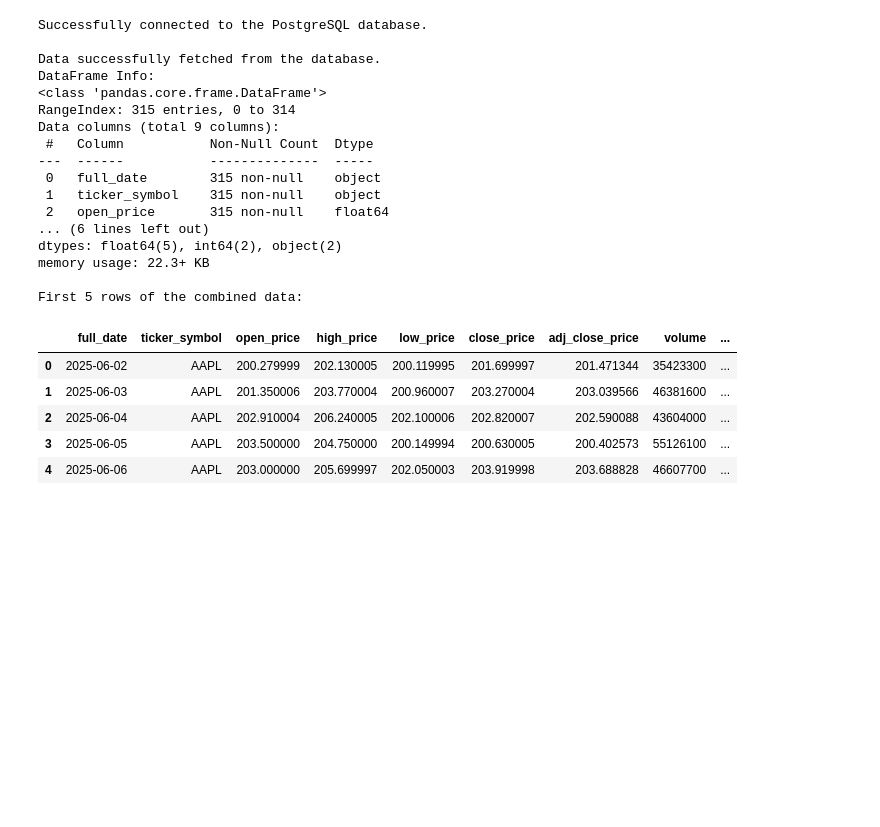
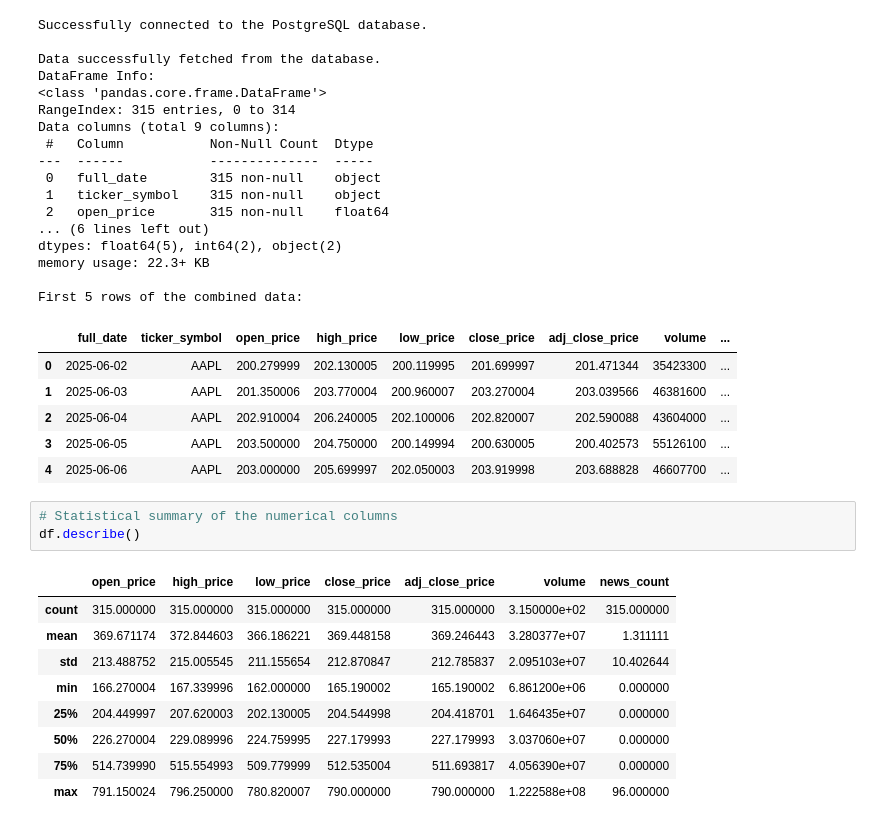
Before and after one commit to idealidler/Stock-Sentiment-Dashboard, a Jupyter notebook: 01-Analysis.ipynb, the cells around one changed output. Drawn from its saved outputs; the diff is of its cells as text; blank space fills up the shorter version.

```diff
--- a/01-Analysis.ipynb
+++ b/01-Analysis.ipynb
@@ -99,3 +99,16 @@ First 5 rows of the combined data:
 | 2 | 2025-06-04 | AAPL | 202.910004 | 206.240005 | 202.100006 | 202.820007 | 202.590088 | 43604000 | ... |
 | 3 | 2025-06-05 | AAPL | 203.500000 | 204.750000 | 200.149994 | 200.630005 | 200.402573 | 55126100 | ... |
 | 4 | 2025-06-06 | AAPL | 203.000000 | 205.699997 | 202.050003 | 203.919998 | 203.688828 | 46607700 | ... |
+# %%
+# Statistical summary of the numerical columns
+df.describe()
+# %% [output]
+|  | open_price | high_price | low_price | close_price | adj_close_price | volume | news_count |
+| count | 315.000000 | 315.000000 | 315.000000 | 315.000000 | 315.000000 | 3.150000e+02 | 315.000000 |
+| mean | 369.671174 | 372.844603 | 366.186221 | 369.448158 | 369.246443 | 3.280377e+07 | 1.311111 |
+| std | 213.488752 | 215.005545 | 211.155654 | 212.870847 | 212.785837 | 2.095103e+07 | 10.402644 |
+| min | 166.270004 | 167.339996 | 162.000000 | 165.190002 | 165.190002 | 6.861200e+06 | 0.000000 |
+| 25% | 204.449997 | 207.620003 | 202.130005 | 204.544998 | 204.418701 | 1.646435e+07 | 0.000000 |
+| 50% | 226.270004 | 229.089996 | 224.759995 | 227.179993 | 227.179993 | 3.037060e+07 | 0.000000 |
+| 75% | 514.739990 | 515.554993 | 509.779999 | 512.535004 | 511.693817 | 4.056390e+07 | 0.000000 |
+| max | 791.150024 | 796.250000 | 780.820007 | 790.000000 | 790.000000 | 1.222588e+08 | 96.000000 |
```
Also changed, not shown: parts of 6 cells of this notebook.
